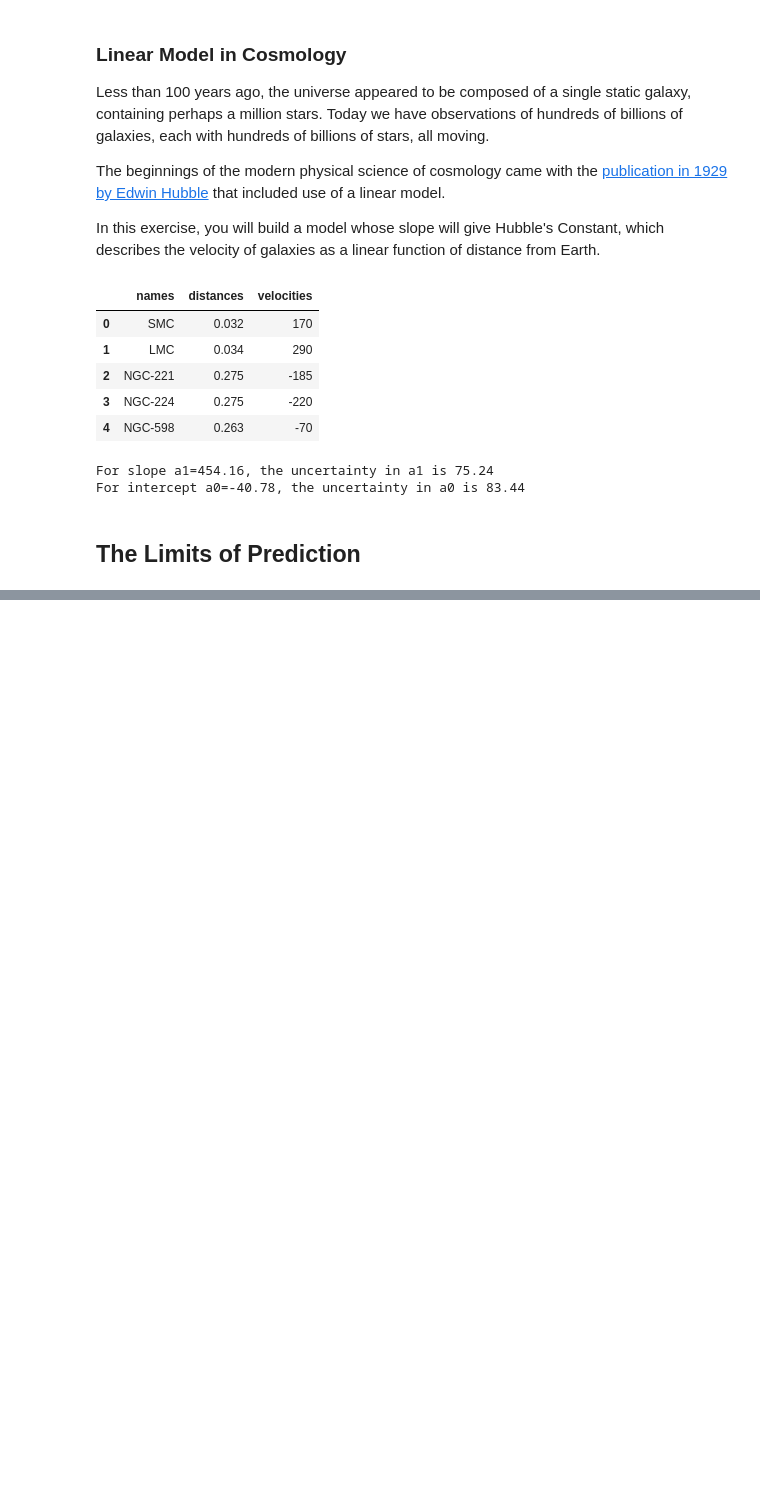
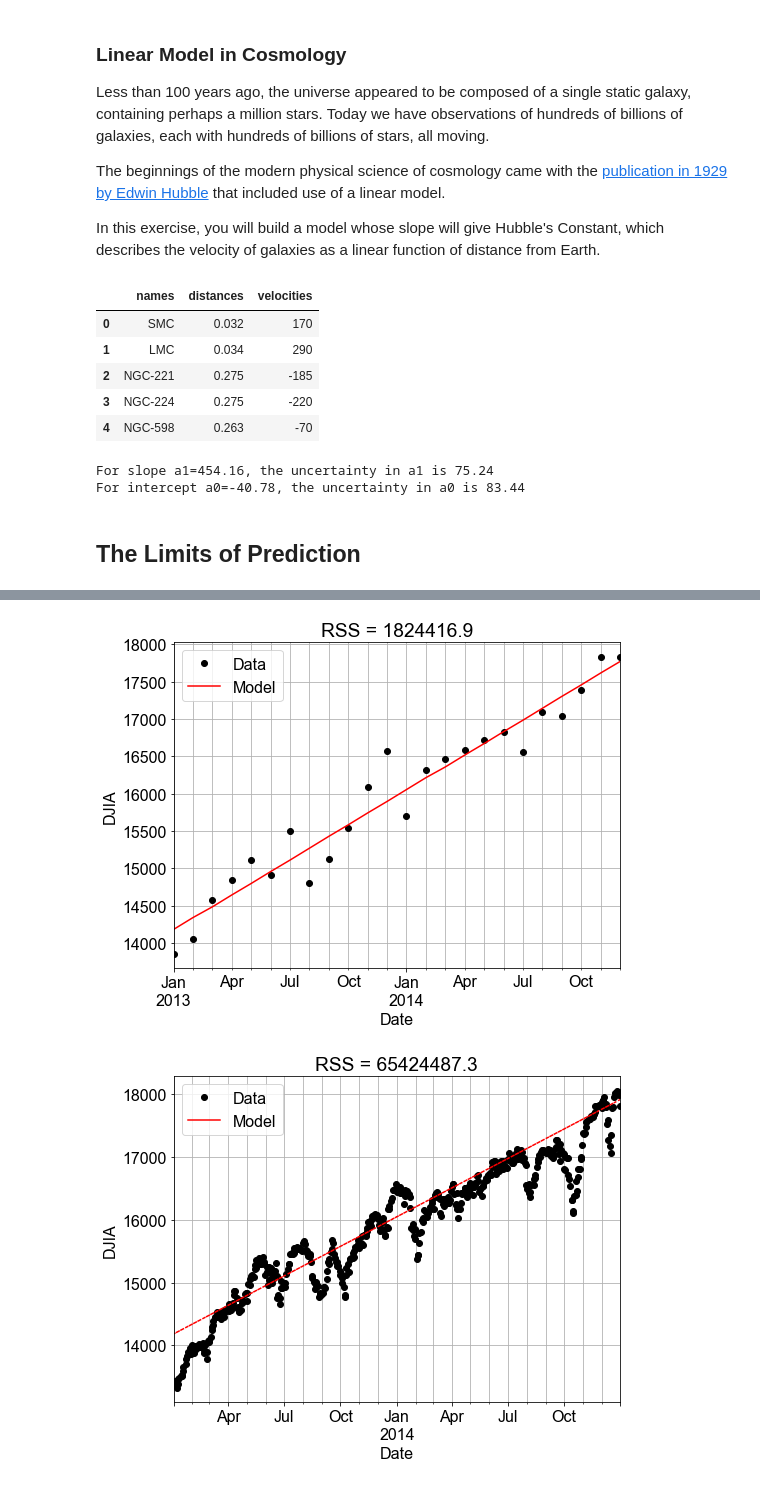
Before and after one commit to goodboychan/datacamp_repo, a Jupyter notebook: Introduction.to.Linear.Modeling.in.Python/Making-Model-Predictions.ipynb, the cells around one changed output, grey strips where cells are left out. Drawn from its saved outputs; the diff is of its cells as text; code cells hidden in the pictures; blank space fills up the shorter version.

```diff
--- a/Introduction.to.Linear.Modeling.in.Python/Making-Model-Predictions.ipynb
+++ b/Introduction.to.Linear.Modeling.in.Python/Making-Model-Predictions.ipynb
@@ -179,0 +180,34 @@ For intercept a0=-40.78, the uncertainty in a0 is 83.44
+# %%
+def plot_model_with_data(df, data_label='Data'):
+    font_options = {'family': 'Arial', 'size': 16}
+    plt.rc('font', **font_options)
+    fig, axis = plt.subplots(figsize=(8,6))
+    RSS = np.sum(np.square(df.Model - df.Close))
+    df.Close.plot(ax=axis, color="black", marker="o", linestyle=" ", label=data_label)
+    df.Model.plot(ax=axis, color="red", marker=" ", linestyle="-", label="Model")
+    axis.set_ylabel("DJIA")
+    axis.set_title('RSS = {:0.1f}'.format(RSS))
+    axis.grid(True, which="both")
+    axis.legend()
+    plt.show()
+    return fig
+# %%
+df_monthly = pd.read_csv('./dataset/df_monthly.csv', index_col='Date', parse_dates=True)
+df_daily = pd.read_csv('./dataset/df_daily.csv', index_col='Date', parse_dates=True)
+# %%
+df_monthly = df_monthly.asfreq('MS')
+df_daily = df_daily.asfreq('D')
+# %%
+# Build and fit a model to the df_monthly data
+model_fit = ols('Close ~ DayCount', data=df_monthly).fit()
+
+# Use the model fit to the monthly data to make a predictions for both monthly and daily data
+df_monthly['Model'] = model_fit.predict(df_monthly.DayCount)
+df_daily['Model'] = model_fit.predict(df_daily.DayCount)
+
+# Plot the monthly and daily data and model. compare the RSS values seen on the figures
+fig_monthly = plot_model_with_data(df_monthly)
+fig_daily = plot_model_with_data(df_daily)
+# %% [output]
+[figure, added]
+[figure, added]
```
Also changed, not shown: parts of 26 cells of this notebook, 4 other files.
